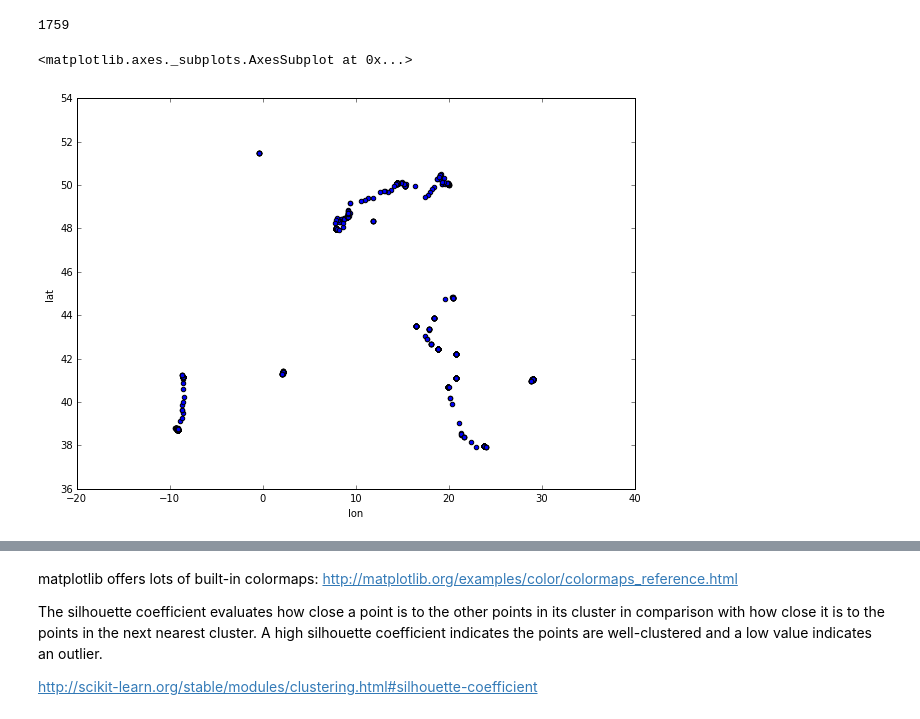
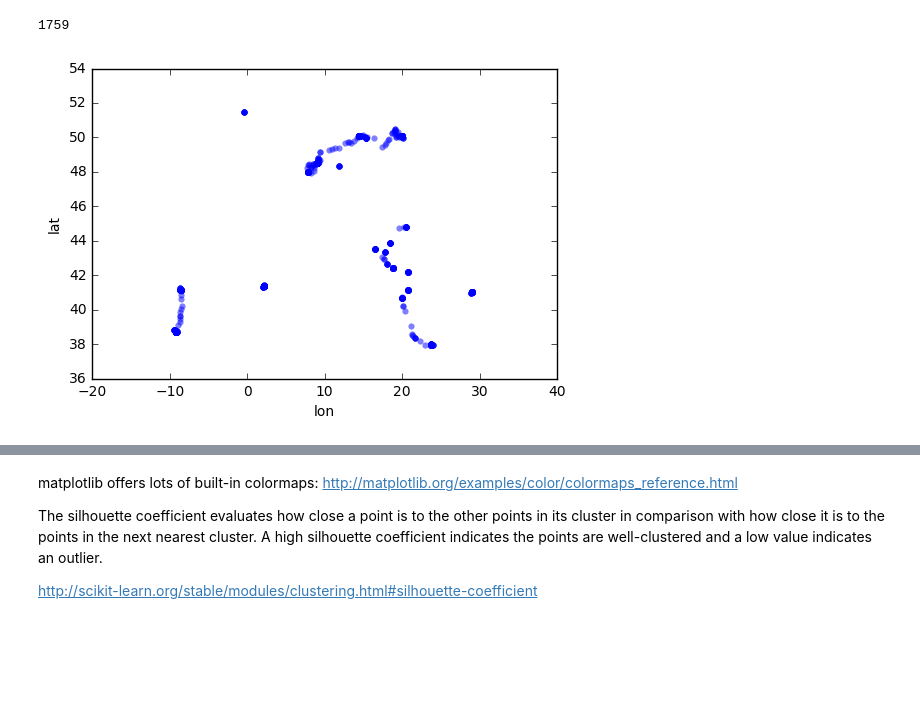
Before and after one commit to gboeing/ppde642, a Jupyter notebook: 15-Spatial-Cluster-Analysis/cluster-analysis.ipynb, the cells around one changed output, grey strips where cells are left out. Drawn from its saved outputs; the diff is of its cells as text; code cells hidden in the pictures; blank space fills up the shorter version.

```diff
--- a/15-Spatial-Cluster-Analysis/cluster-analysis.ipynb
+++ b/15-Spatial-Cluster-Analysis/cluster-analysis.ipynb
@@ -45,7 +48,7 @@ len(df)
 1759
 # %%
 # scatterplot it to get a sense of what it looks like
-df.plot(kind='scatter', x='lon', y='lat', figsize=[10,7])
+df = df.sort_values(by=['lat', 'lon'])
+ax = df.plot(kind='scatter', x='lon', y='lat', alpha=0.5, linewidth=0)
 # %% [output]
-<matplotlib.axes._subplots.AxesSubplot at 0x...>
-[figure, old version]
+[figure, new version]
```
Also changed, not shown: parts of 21 cells of this notebook, 1 other file.
